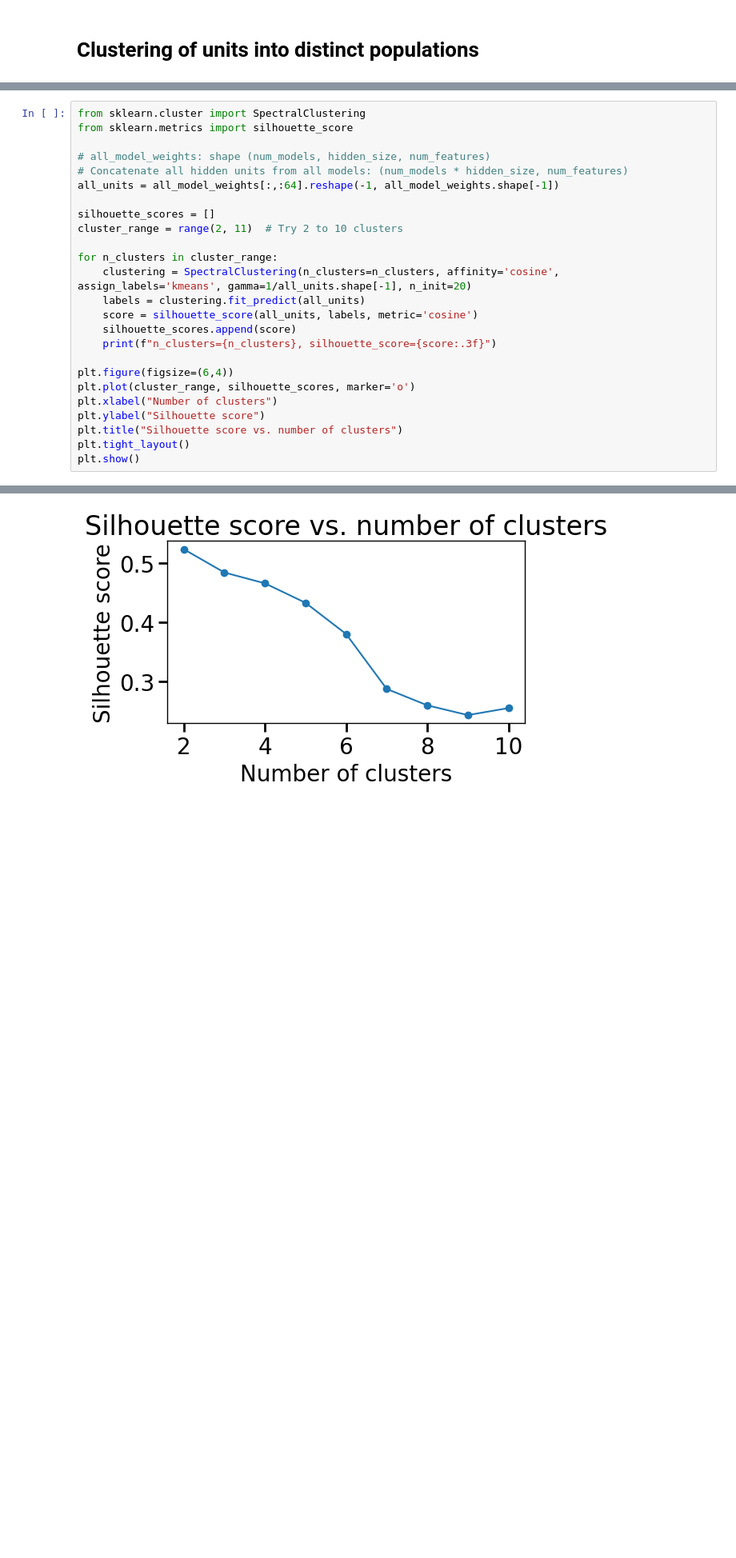
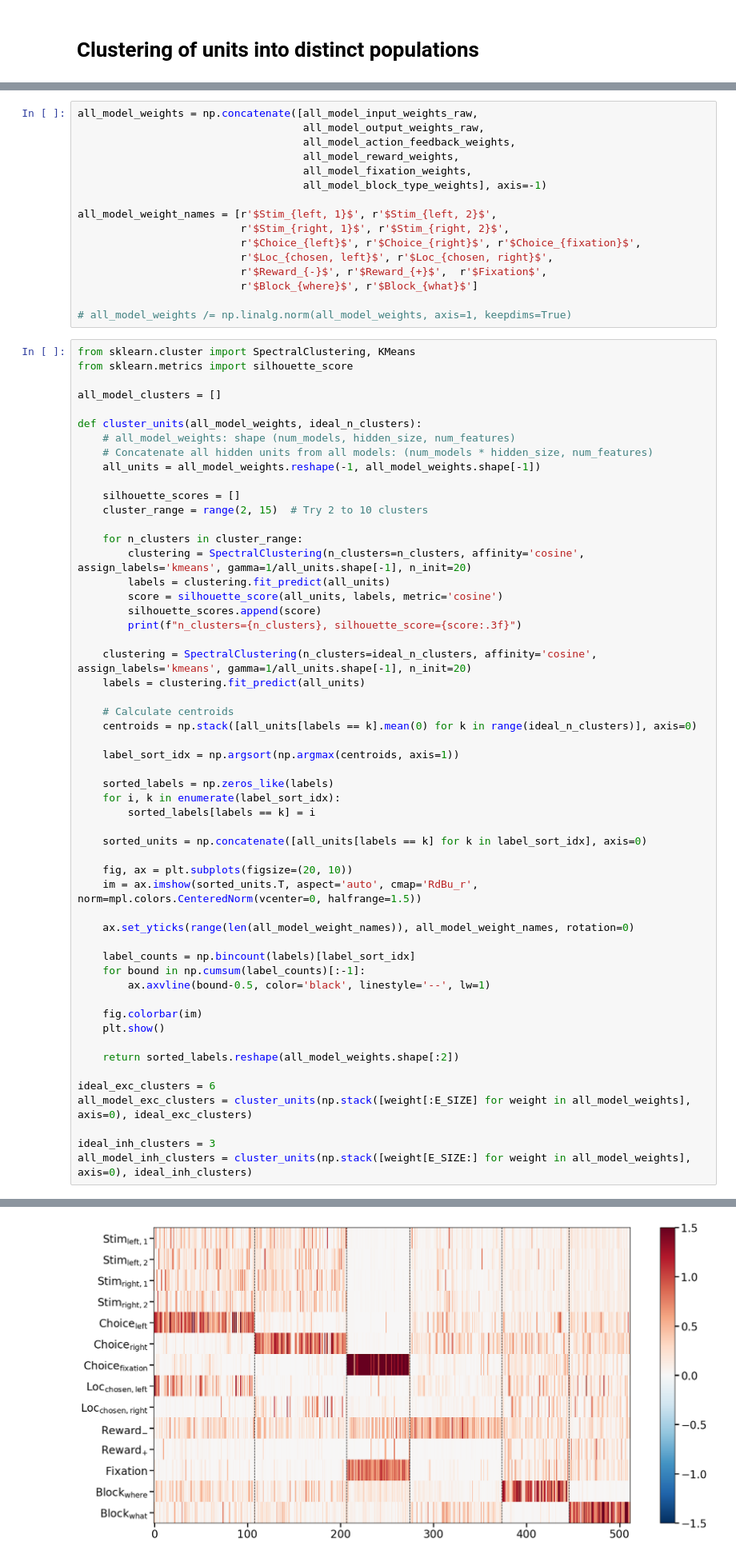
Before and after one commit to slenderham/what-where-task-analysis, a Jupyter notebook: rnn/network_analysis.ipynb, the cells around one changed output, grey strips where cells are left out. Shown at 80% size. Saved outputs shown, nothing was run; the diff lists cells and outputs as text; blank space fills up the shorter version.

```diff
--- a/rnn/network_analysis.ipynb
+++ b/rnn/network_analysis.ipynb
@@ -361,26 +486,71 @@ plt.colorbar()
+# %%
+all_model_weights = np.concatenate([all_model_input_weights_raw,
+                                    all_model_output_weights_raw,
+                                    all_model_action_feedback_weights,
+                                    all_model_reward_weights,
+                                    all_model_fixation_weights,
+                                    all_model_block_type_weights], axis=-1)
+
+all_model_weight_names = [r'$Stim_{left, 1}$', r'$Stim_{left, 2}$',
+                          r'$Stim_{right, 1}$', r'$Stim_{right, 2}$',
+                          r'$Choice_{left}$', r'$Choice_{right}$', r'$Choice_{fixation}$',
+                          r'$Loc_{chosen, left}$', r'$Loc_{chosen, right}$',
+                          r'$Reward_{-}$', r'$Reward_{+}$',  r'$Fixation$',
+                          r'$Block_{where}$', r'$Block_{what}$']
+
+# all_model_weights /= np.linalg.norm(all_model_weights, axis=1, keepdims=True)
 # %%
-from sklearn.cluster import SpectralClustering
+from sklearn.cluster import SpectralClustering, KMeans
 from sklearn.metrics import silhouette_score
 
-# all_model_weights: shape (num_models, hidden_size, num_features)
-# Concatenate all hidden units from all models: (num_models * hidden_size, num_features)
-all_units = all_model_weights[:,:64].reshape(-1, all_model_weights.shape[-1])
+all_model_clusters = []
 
-silhouette_scores = []
-cluster_range = range(2, 11)  # Try 2 to 10 clusters
+def cluster_units(all_model_weights, ideal_n_clusters):
+    # all_model_weights: shape (num_models, hidden_size, num_features)
+    # Concatenate all hidden units from all models: (num_models * hidden_size, num_features)
+    all_units = all_model_weights.reshape(-1, all_model_weights.shape[-1])
 
-for n_clusters in cluster_range:
-    clustering = SpectralClustering(n_clusters=n_clusters, affinity='cosine', assign_labels='kmeans', gamma=1/all_units.shape[-1], n_init=20)
+    silhouette_scores = []
+    cluster_range = range(2, 15)  # Try 2 to 10 clusters
+
+    for n_clusters in cluster_range:
+        clustering = SpectralClustering(n_clusters=n_clusters, affinity='cosine', assign_labels='kmeans', gamma=1/all_units.shape[-1], n_init=20)
+        labels = clustering.fit_predict(all_units)
+        score = silhouette_score(all_units, labels, metric='cosine')
+        silhouette_scores.append(score)
+        print(f"n_clusters={n_clusters}, silhouette_score={score:.3f}")
+
+    clustering = SpectralClustering(n_clusters=ideal_n_clusters, affinity='cosine', assign_labels='kmeans', gamma=1/all_units.shape[-1], n_init=20)
     labels = clustering.fit_predict(all_units)
-    score = silhouette_score(all_units, labels, metric='cosine')
-    silhouette_scores.append(score)
-    print(f"n_clusters={n_clusters}, silhouette_score={score:.3f}")
 
-plt.figure(figsize=(6,4))
-plt.plot(cluster_range, silhouette_scores, marker='o')
-plt.xlabel("Number of clusters")
-plt.ylabel("Silhouette score")
-plt.title("Silhouette score vs. number of clusters")
-plt.tight_layout()
-plt.show()
+    # Calculate centroids
+    centroids = np.stack([all_units[labels == k].mean(0) for k in range(ideal_n_clusters)], axis=0)
+
+    label_sort_idx = np.argsort(np.argmax(centroids, axis=1))
+
+    sorted_labels = np.zeros_like(labels)
+    for i, k in enumerate(label_sort_idx):
+        sorted_labels[labels == k] = i
+
+    sorted_units = np.concatenate([all_units[labels == k] for k in label_sort_idx], axis=0)
+
+    fig, ax = plt.subplots(figsize=(20, 10))
+    im = ax.imshow(sorted_units.T, aspect='auto', cmap='RdBu_r', norm=mpl.colors.CenteredNorm(vcenter=0, halfrange=1.5))
+
+    ax.set_yticks(range(len(all_model_weight_names)), all_model_weight_names, rotation=0)
+
+    label_counts = np.bincount(labels)[label_sort_idx]
+    for bound in np.cumsum(label_counts)[:-1]:
+        ax.axvline(bound-0.5, color='black', linestyle='--', lw=1)
+
+    fig.colorbar(im)
+    plt.show()
+
+    return sorted_labels.reshape(all_model_weights.shape[:2])
+
+ideal_exc_clusters = 6
+all_model_exc_clusters = cluster_units(np.stack([weight[:E_SIZE] for weight in all_model_weights], axis=0), ideal_exc_clusters)
+
+ideal_inh_clusters = 3
+all_model_inh_clusters = cluster_units(np.stack([weight[E_SIZE:] for weight in all_model_weights], axis=0), ideal_inh_clusters)
 # %% [output]
@@ -396 +570 @@ n_clusters=10, silhouette_score=0.255
-[figure, old version]
+[figure, new version]
```
Also changed, not shown: parts of 35 cells of this notebook, 5 other files.
